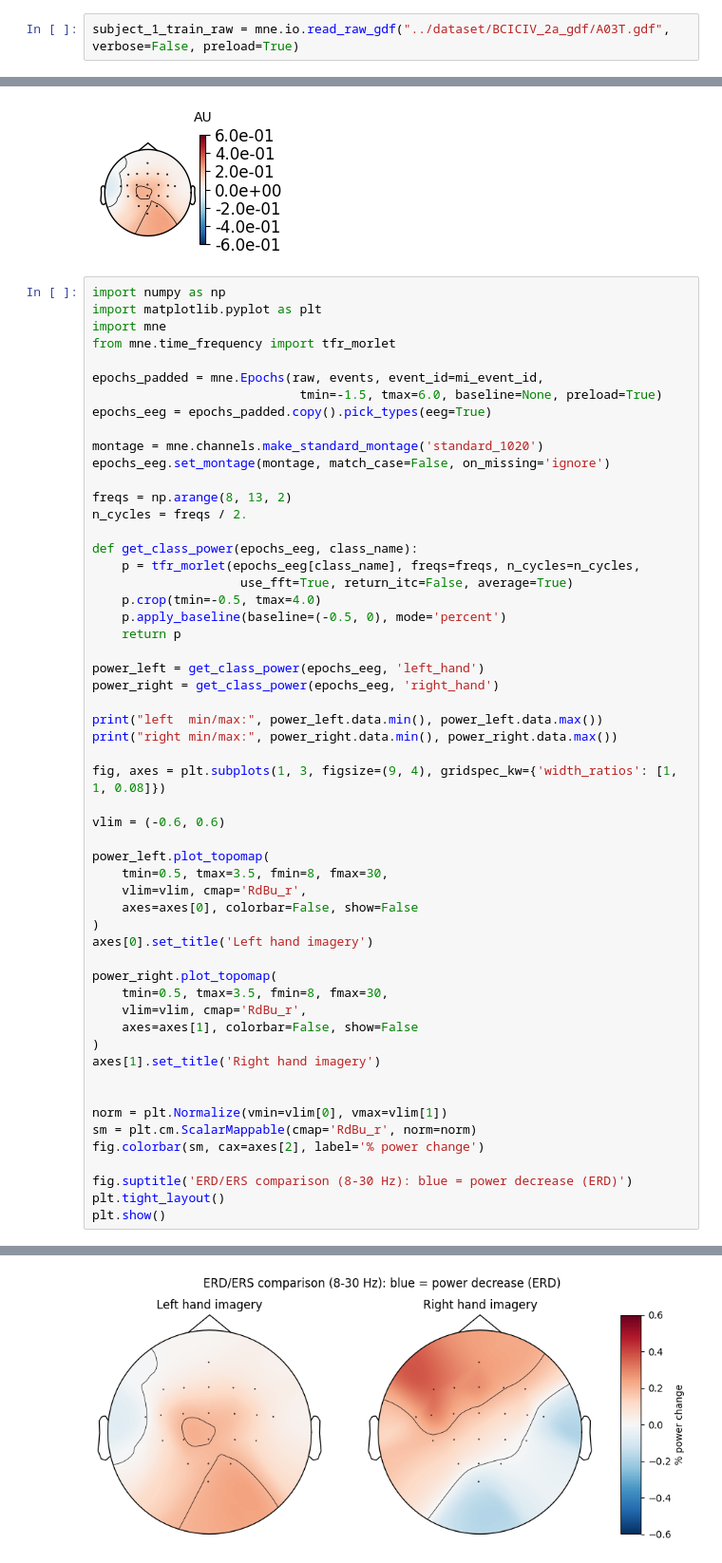
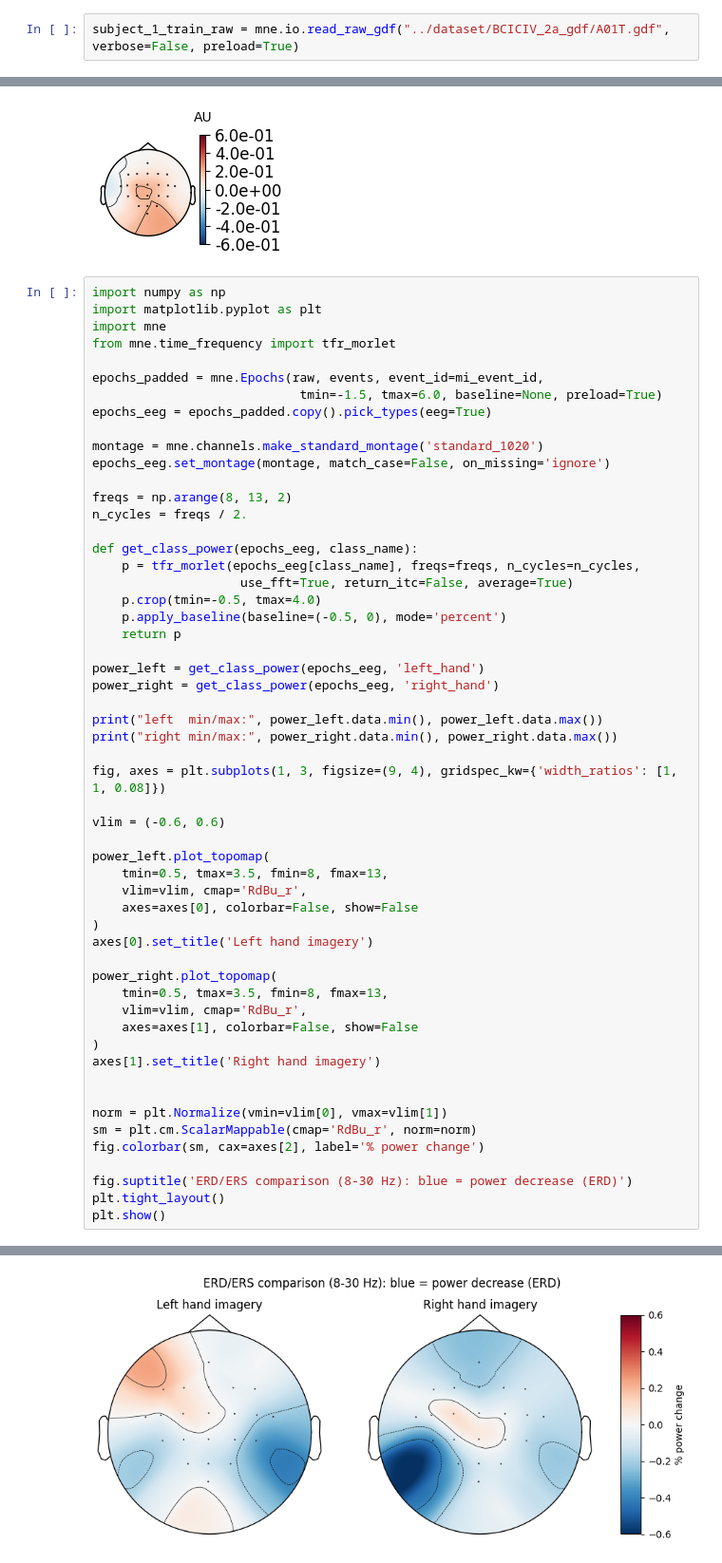
Before and after one commit to AkilanSS/motor-imagery-bci2000, a Jupyter notebook: notebook/eda.ipynb, the cells around one changed output, grey strips where cells are left out. Shown at 95% size. Cells and saved outputs as stored; diff of their text form.

```diff
--- a/notebook/eda.ipynb
+++ b/notebook/eda.ipynb
@@ -7,7 +7,7 @@ import seaborn as sns
 # %% [markdown]
 ### Importing the trial dataset for the first subject
 # %%
-subject_1_train_raw = mne.io.read_raw_gdf("../dataset/BCICIV_2a_gdf/A03T.gdf", verbose=False, preload=True)
+subject_1_train_raw = mne.io.read_raw_gdf("../dataset/BCICIV_2a_gdf/A01T.gdf", verbose=False, preload=True)
 # %%
 subject_1_train_raw.annotations.description
 # %% [output]
@@ -378,14 +424,14 @@ fig, axes = plt.subplots(1, 3, figsize=(9, 4), gridspec_kw={'width_ratios': [1,
 vlim = (-0.6, 0.6)
 
 power_left.plot_topomap(
-    tmin=0.5, tmax=3.5, fmin=8, fmax=30,
+    tmin=0.5, tmax=3.5, fmin=8, fmax=13,
     vlim=vlim, cmap='RdBu_r',
     axes=axes[0], colorbar=False, show=False
 )
 axes[0].set_title('Left hand imagery')
 
 power_right.plot_topomap(
-    tmin=0.5, tmax=3.5, fmin=8, fmax=30,
+    tmin=0.5, tmax=3.5, fmin=8, fmax=13,
     vlim=vlim, cmap='RdBu_r',
     axes=axes[1], colorbar=False, show=False
 )
@@ -416,3 +462,3 @@ right min/max: -0.3341012844527683 0.8238166969715897
 No baseline correction applied
 No baseline correction applied
-[figure, old version]
+[figure, new version]
```
Also changed, not shown: parts of 9 cells of this notebook.
